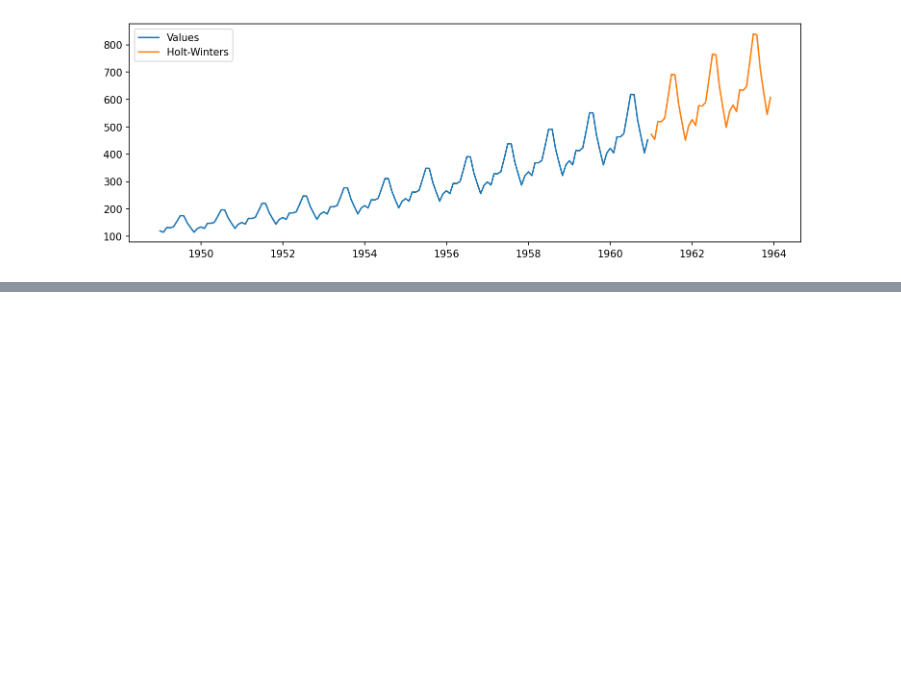
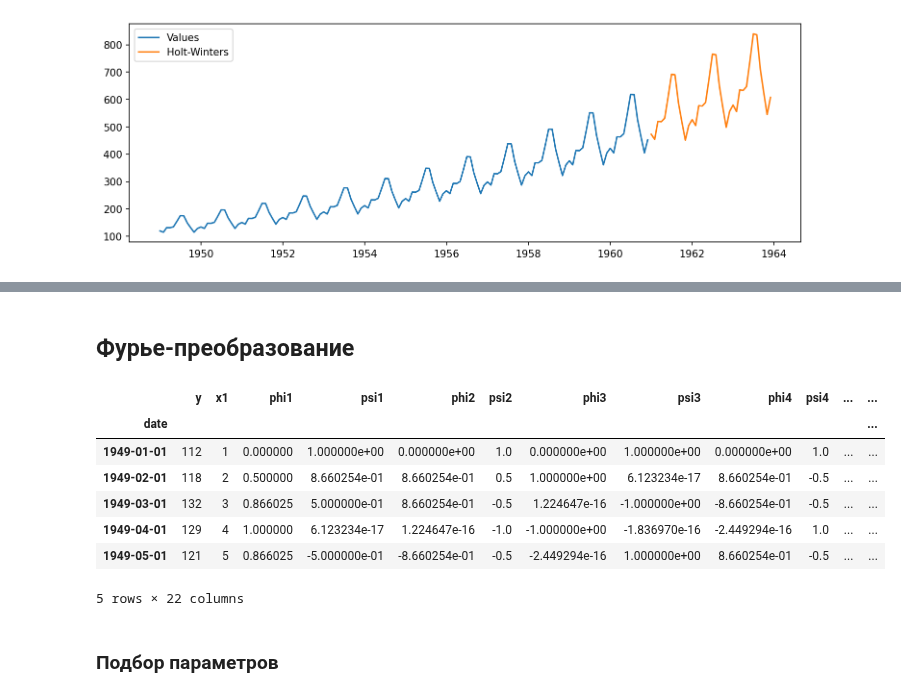
Before and after one commit to endygamedev/university, a Jupyter notebook: 3-course-6-semester/forecasting-methods/4. Exogenous factors/4.0 Exogenous factors.ipynb, the cells around one changed output, grey strips where cells are left out. Drawn from its saved outputs; the diff is of its cells as text; code cells hidden in the pictures; blank space fills up the shorter version.

```diff
--- a/3-course-6-semester/forecasting-methods/4. Exogenous factors/4.0 Exogenous factors.ipynb
+++ b/3-course-6-semester/forecasting-methods/4. Exogenous factors/4.0 Exogenous factors.ipynb
@@ -425,0 +430,3 @@ plt.show()
+# %%
+passengers = pd.read_csv('data/passengers.csv', index_col='date', parse_dates=True)
+passengers.columns = ["y"]
@@ -425,0 +443,29 @@ plt.show()
+# %% [markdown]
+## Фурье-преобразование
+# %%
+s = 12
+N = 10
+
+passlen = len(passengers)
+psivals = np.array([[np.cos((2*np.pi*(i-1)*n)/s) for n in range(1, N + 1)] for i in range(1, passlen + 1)])
+phivals = np.array([[np.sin((2*np.pi*(i-1)*n)/s) for n in range(1, N + 1)] for i in range(1, passlen + 1)])
+x1 = list(range(1, passlen + 1))
+
+passengers["x1"] = x1
+
+for n in range(1, N + 1):
+    passengers[f"phi{n}"] = phivals[:,(n-1)]
+    passengers[f"psi{n}"] = psivals[:,(n-1)]
+# %%
+passengers.head()
+# %% [output]
+|  | y | x1 | phi1 | psi1 | phi2 | psi2 | phi3 | psi3 | phi4 | psi4 | ... | ... |
+| date |  |  |  |  |  |  |  |  |  |  |  | ... |
+| 1949-01-01 | 112 | 1 | 0.000000 | 1.000000e+00 | 0.000000e+00 | 1.0 | 0.000000e+00 | 1.000000e+00 | 0.000000e+00 | 1.0 | ... | ... |
+| 1949-02-01 | 118 | 2 | 0.500000 | 8.660254e-01 | 8.660254e-01 | 0.5 | 1.000000e+00 | 6.123234e-17 | 8.660254e-01 | -0.5 | ... | ... |
+| 1949-03-01 | 132 | 3 | 0.866025 | 5.000000e-01 | 8.660254e-01 | -0.5 | 1.224647e-16 | -1.000000e+00 | -8.660254e-01 | -0.5 | ... | ... |
+| 1949-04-01 | 129 | 4 | 1.000000 | 6.123234e-17 | 1.224647e-16 | -1.0 | -1.000000e+00 | -1.836970e-16 | -2.449294e-16 | 1.0 | ... | ... |
+| 1949-05-01 | 121 | 5 | 0.866025 | -5.000000e-01 | -8.660254e-01 | -0.5 | -2.449294e-16 | 1.000000e+00 | 8.660254e-01 | -0.5 | ... | ... |
+5 rows × 22 columns
+# %% [markdown]
+### Подбор параметров
```
Also changed, not shown: parts of 8 cells of this notebook.
